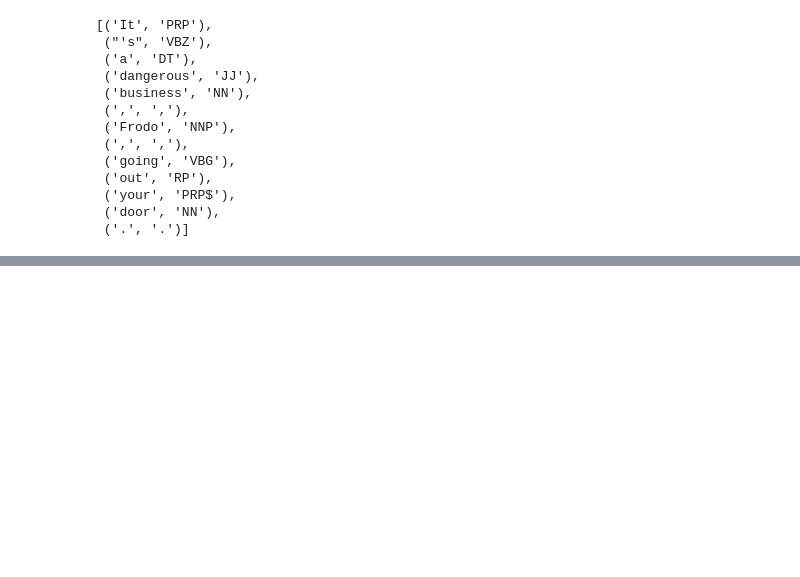
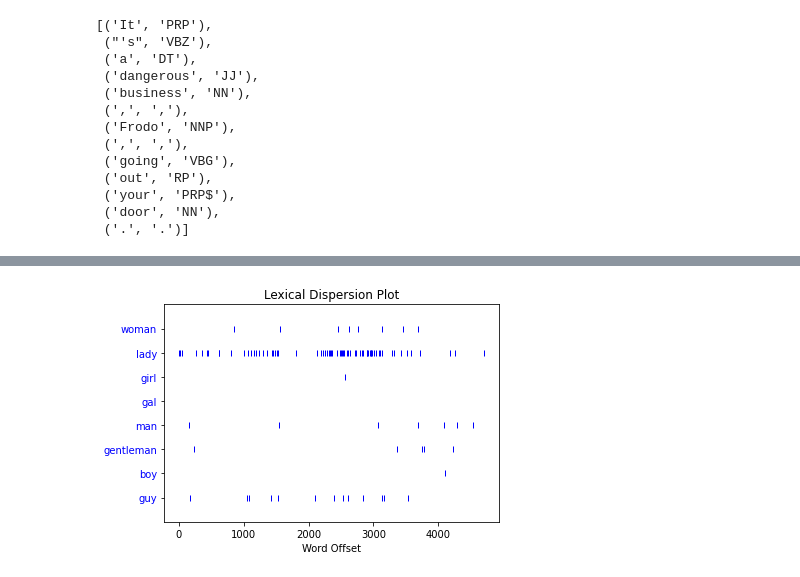
Before and after one commit to YasminForestti/Tweets-2022, a Jupyter notebook: PrimeirosPassos.ipynb, the cells around one changed output, grey strips where cells are left out. Saved outputs shown, nothing was run; the diff lists cells and outputs as text; code cells hidden in the pictures; blank space fills up the shorter version.

```diff
--- a/PrimeirosPassos.ipynb
+++ b/PrimeirosPassos.ipynb
@@ -232,0 +360,4 @@ lotr_pos_tags
+# %%
+text8.dispersion_plot(["woman", "lady", "girl", "gal", "man", "gentleman", "boy", "guy"])
+# %% [output]
+[figure, added]
```
Also changed, not shown: parts of 21 cells of this notebook, 2 other files.
